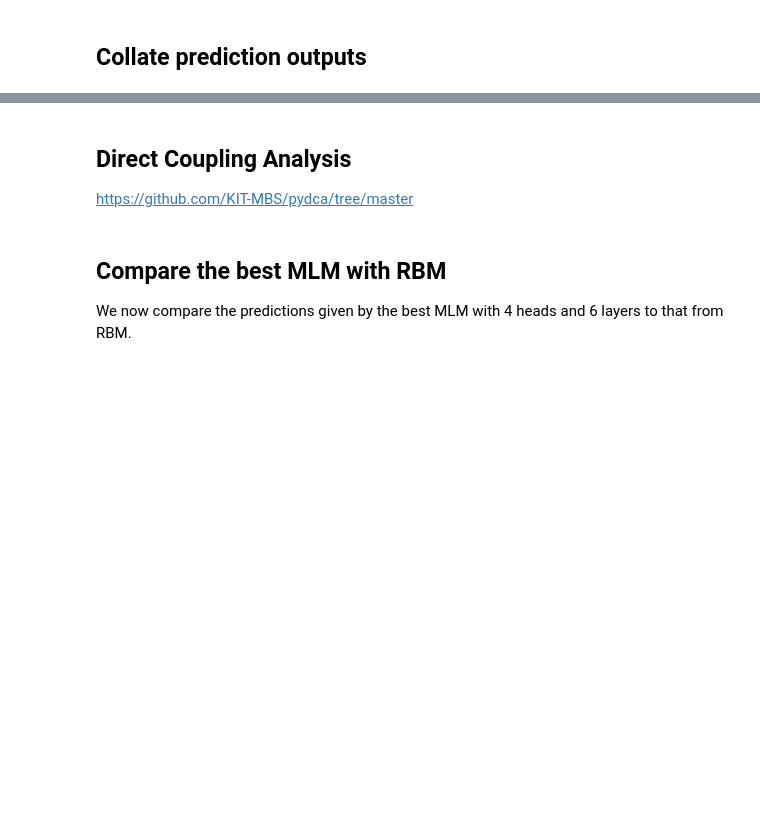
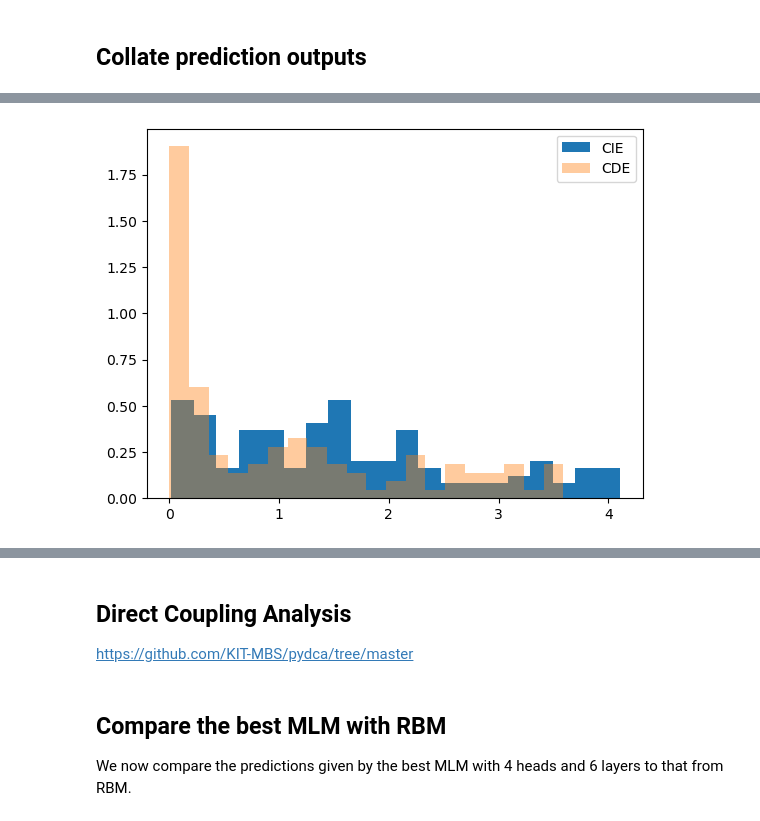
Before and after one commit to XTM233/UROP-2023, a Jupyter notebook: results_discussion.ipynb, the cells around one changed output, grey strips where cells are left out. Saved outputs shown, nothing was run; the diff lists cells and outputs as text; code cells hidden in the pictures; blank space fills up the shorter version.

```diff
--- a/results_discussion.ipynb
+++ b/results_discussion.ipynb
@@ -641,7 +677,7 @@ tokenizer = RobertaTokenizer.from_pretrained("antibody-tokenizer")
 collator = DataCollatorForLanguageModeling(tokenizer=tokenizer, mlm=True, mlm_probability=0.15)
 # specify the model used
 
-model = RobertaForMaskedLM.from_pretrained("./backup_model/02-01-00")
+model = RobertaForMaskedLM.from_pretrained("./model-4-6-1")
 # %%
 def load_FASTA(filename):
     count = 0
@@ -761,7 +801,42 @@ np.shape(probs[4])
+# %%
+import json
+with open('C:/Users/XTM23/Documents/antiberta/antibody-tokenizer/vocab.json', 'r') as json_file:
+    vocab = json.load(json_file)
+keys = vocab.keys()
+vocab_inv = {vocab[k]: k for k in keys}
 # %%
 entropies_t=[]
 entropies_p=[]
 mapping_indices_seq=[]
+final_indices = range(N)
+final_indices_al = range(N)
+Mb = N
+## Given the vocabulary and the aligned seqs, estimate a PWM
+curr_int = np.int16
+def convert_number(seqs, vocab): # convert to numbers already aligned seqs
+
+    aadict = dict(vocab)
+    aadict.update({'-':vocab['<pad>']})
+
+    msa_num = np.array(list(map(lambda x: [aadict[y] for y in x], seqs[0:])), dtype=curr_int, order="c") ### Here change ####
+
+    return msa_num
+
+seqs_n = convert_number(seqs_al, vocab)
+
+curr_float = np.float32
+def average_C(config, q):
+    B = config.shape[0]
+    N = config.shape[1]
+    out = np.zeros((N, q), dtype=curr_float)
+    for b in range(B):
+        for n in range(N):
+            out[n, config[b, n]] += 1
+    out /= B
+    return out
+
+## PWM model ##
+pwm = average_C(seqs_n, len(vocab)+1)
 for s in range(len(final_indices)):
     token_ids = tokenizer.encode(seqs[final_indices[s]], return_tensors='pt')
 
@@ -834,4 +918,8 @@ plt.scatter(np.arange(0,max(vec1),0.01),np.arange(0,max(vec1),0.01))
 # %%
-plt.hist(vec1, density=True, bins=20); #CIE
-plt.hist(vec2,alpha=0.4, density=True, bins=20); #CDE
+plt.hist(vec1, density=True, bins=20, label="CIE"); #CIE
+plt.hist(vec2,alpha=0.4, density=True, bins=20, label="CDE"); #CDE
+plt.legend()
+plt.show()
+# %% [output]
+[figure, added]
 # %%
```
Also changed, not shown: parts of 29 cells of this notebook.
